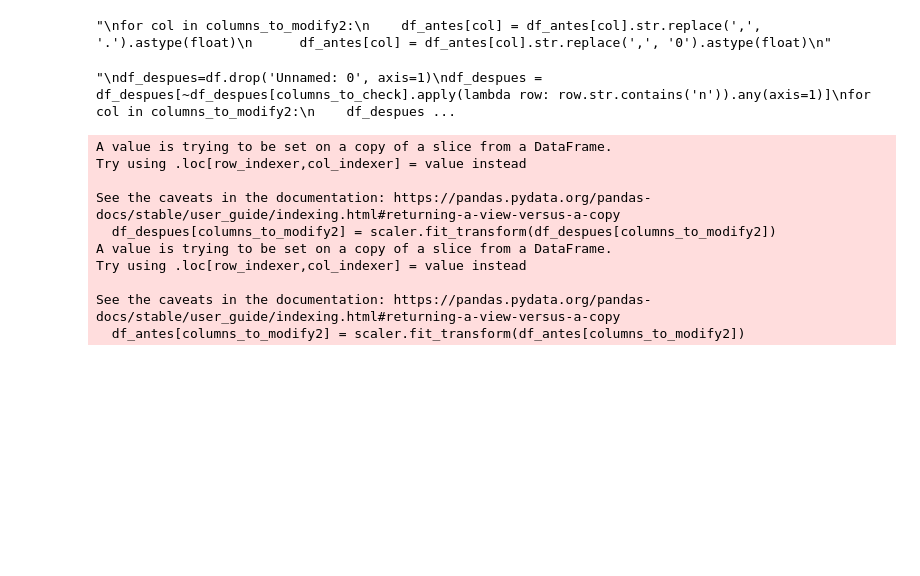
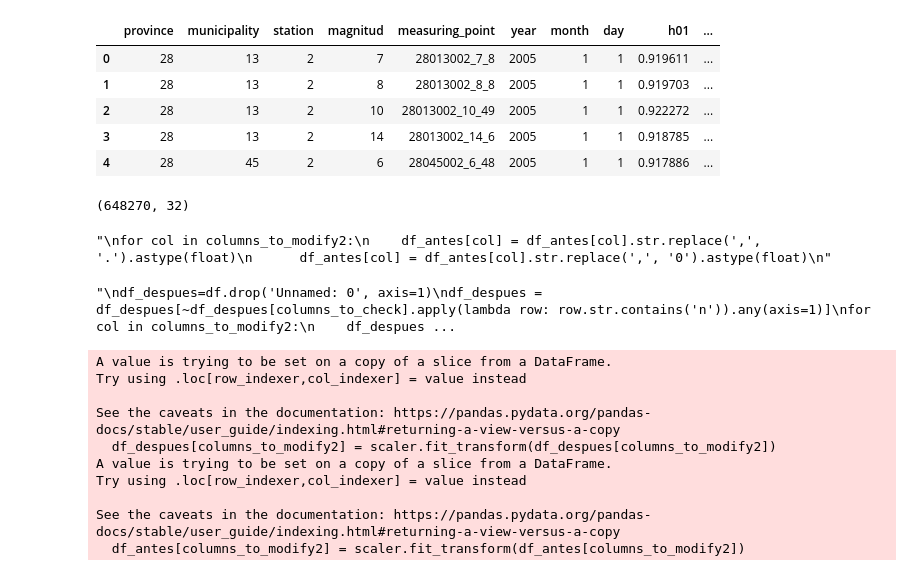
Before and after one commit to JCastillo1997/Inhale-the-present-exhale-the-past.-, a Jupyter notebook: EDA/EDA_air.ipynb, the cells around one changed output. Saved outputs shown, nothing was run; the diff lists cells and outputs as text; code cells hidden in the pictures; blank space fills up the shorter version.

```diff
--- a/EDA/EDA_air.ipynb
+++ b/EDA/EDA_air.ipynb
@@ -23,6 +23,19 @@ df=df.dropna()
 # %%
 df_antes=df[df['ano']<2021]
 df_despues= df[df['ano'] >= 2021]
+# %%
+df.head()
+# %% [output]
+|  | province | municipality | station | magnitud | measuring_point | year | month | day | h01 | ... |
+| 0 | 28 | 13 | 2 | 7 | 28013002_7_8 | 2005 | 1 | 1 | 0.919611 | ... |
+| 1 | 28 | 13 | 2 | 8 | 28013002_8_8 | 2005 | 1 | 1 | 0.919703 | ... |
+| 2 | 28 | 13 | 2 | 10 | 28013002_10_49 | 2005 | 1 | 1 | 0.922272 | ... |
+| 3 | 28 | 13 | 2 | 14 | 28013002_14_6 | 2005 | 1 | 1 | 0.918785 | ... |
+| 4 | 28 | 45 | 2 | 6 | 28045002_6_48 | 2005 | 1 | 1 | 0.917886 | ... |
+# %%
+df_antes.
+# %% [output]
+(648270, 32)
 # %%
 columns_to_check = ['v01', 'v02', 'v03', 'v04', 'v05', 'v06', 'v07', 'v08', 'v09', 'v10', 'v11', 'v12', 'v13', 'v14', 'v15', 'v16', 'v17', 'v18', 'v19', 'v20', 'v21', 'v22', 'v23', 'v24']
 columns_to_modify2 = ['h01', 'h02', 'h03', 'h04', 'h05', 'h06', 'h07', 'h08', 'h09', 'h10', 'h11', 'h12', 'h13', 'h14', 'h15', 'h16', 'h17', 'h18', 'h19', 'h20', 'h21', 'h22', 'h23', 'h24']
```
Also changed, not shown: parts of 8 cells of this notebook, 5 other files.
